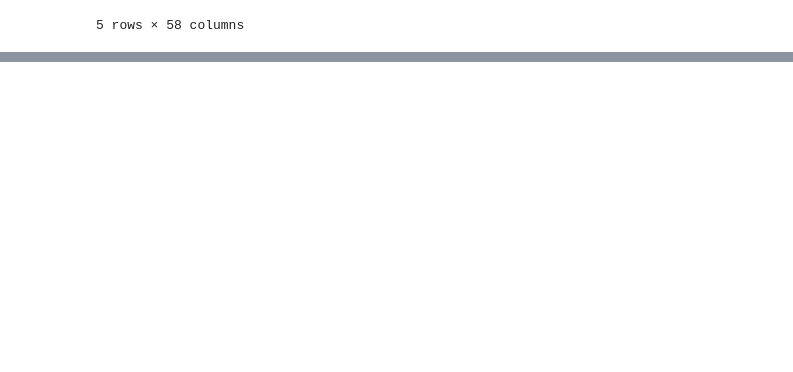
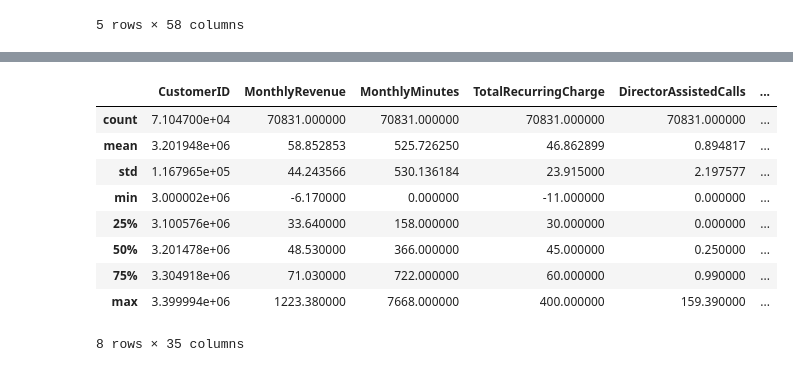
Before and after one commit to 4GeeksAcademy/ProyectoFinalDS_Churn_Pablo_Sahid, a Jupyter notebook: src/explore.ipynb, the cells around one changed output, grey strips where cells are left out. Cells and saved outputs as stored; diff of their text form; code cells hidden in the pictures; blank space fills up the shorter version.

Commit message:
Crear base de datos SQLite

```diff
--- a/src/explore.ipynb
+++ b/src/explore.ipynb
@@ -25,0 +24,18 @@ df.head()
+# %%
+import sqlite3
+
+# ruta de guardado y nombre de la base de datos
+db_dir_name = "/workspaces/ProyectoFinalDS_Churn_Pablo_Sahid/data/raw/sahid_pablo_churn.db"
+
+# crear o guardar base de datos
+con = sqlite3.connect(db_dir_name)
+df.to_sql('usuarios', con, if_exists = 'replace', index = False)   #pasar df a tabla de sqlite
+con.close() #cerrar conexion a la db
+
+# crear un dataframe a partir de la tabla de la base de datos
+conexion = sqlite3.connect(db_dir_name) #volver a conectar a la base de datos
+consulta = "SELECT * FROM usuarios"  #consulta -> "pillar toda la tabla"
+df2 = pd.read_sql_query(consulta, conexion) # la tabla es pasada a dataframe usando la consulta de antes
+conexion.close()
+
+df2.head()
@@ -25,0 +72,13 @@ df.head()
+# %%
+df2.describe()
+# %% [output]
+|  | CustomerID | MonthlyRevenue | MonthlyMinutes | TotalRecurringCharge | DirectorAssistedCalls | ... |
+| count | 7.104700e+04 | 70831.000000 | 70831.000000 | 70831.000000 | 70831.000000 | ... |
+| mean | 3.201948e+06 | 58.852853 | 525.726250 | 46.862899 | 0.894817 | ... |
+| std | 1.167965e+05 | 44.243566 | 530.136184 | 23.915000 | 2.197577 | ... |
+| min | 3.000002e+06 | -6.170000 | 0.000000 | -11.000000 | 0.000000 | ... |
+| 25% | 3.100576e+06 | 33.640000 | 158.000000 | 30.000000 | 0.000000 | ... |
+| 50% | 3.201478e+06 | 48.530000 | 366.000000 | 45.000000 | 0.250000 | ... |
+| 75% | 3.304918e+06 | 71.030000 | 722.000000 | 60.000000 | 0.990000 | ... |
+| max | 3.399994e+06 | 1223.380000 | 7668.000000 | 400.000000 | 159.390000 | ... |
+8 rows × 35 columns
```
Also changed, not shown: parts of 6 cells of this notebook, 1 other file.
